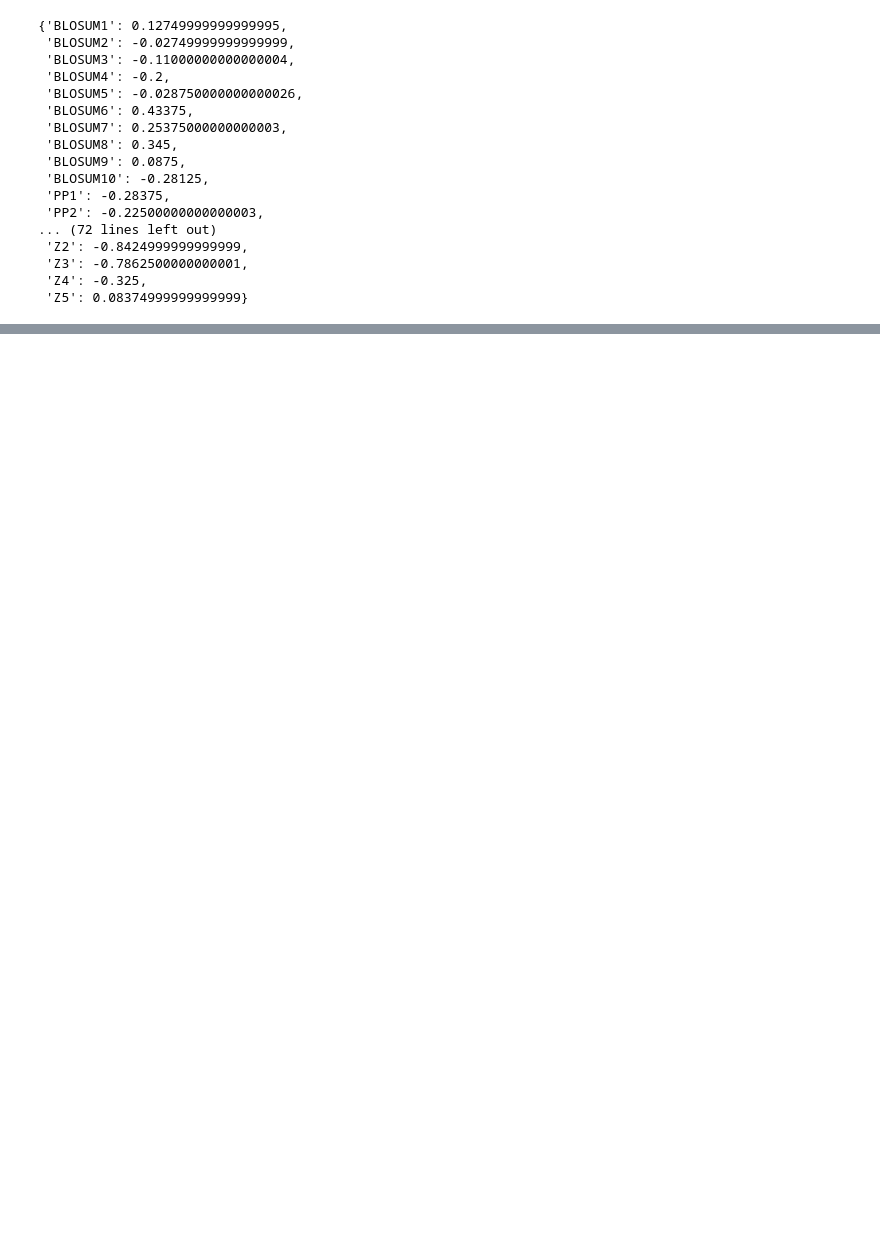
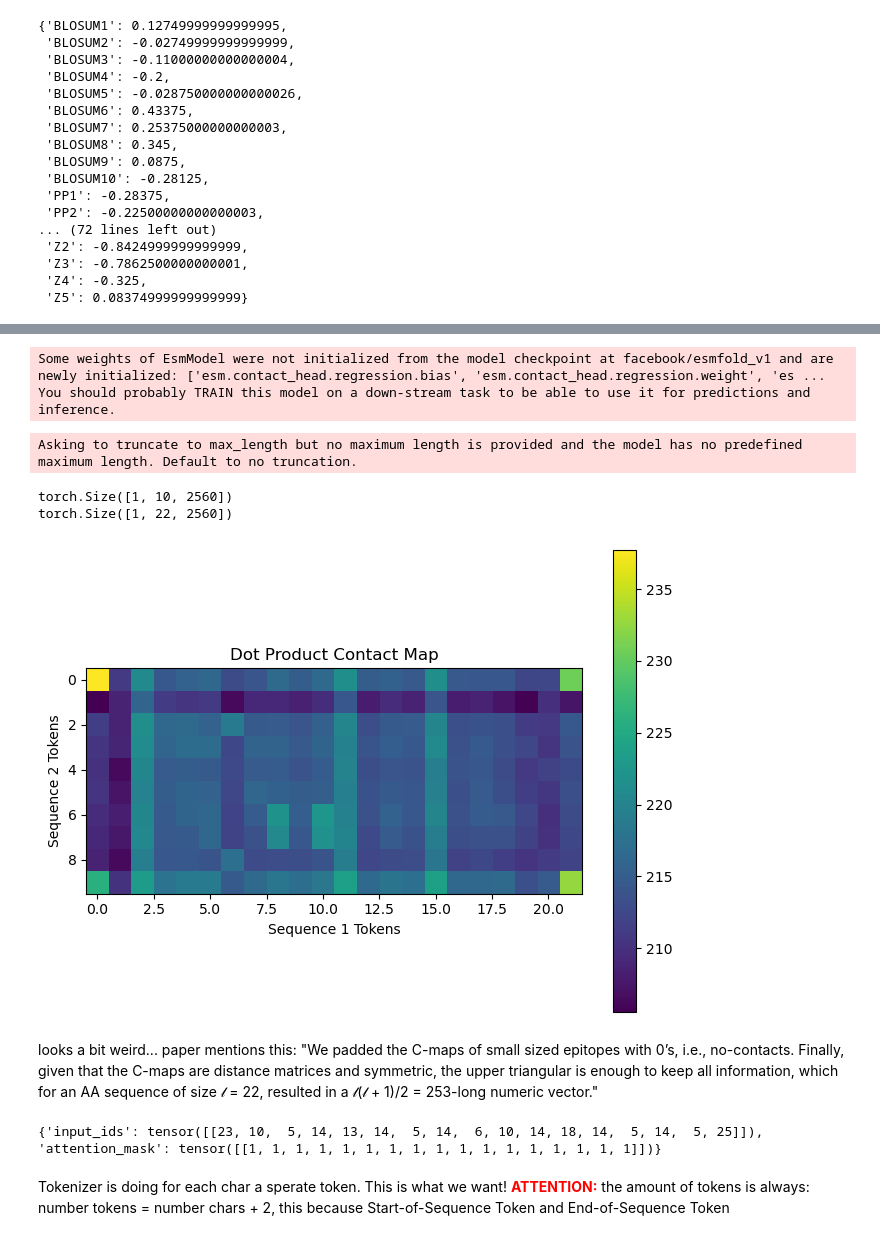
Before and after one commit to vegger/BA_ZHAW, a Jupyter notebook: notebooks/physicochemical_properties.ipynb, the cells around one changed output, grey strips where cells are left out. Drawn from its saved outputs; the diff is of its cells as text; code cells hidden in the pictures; blank space fills up the shorter version.

Commit message:
CG: Cmap creation but looks wird

```diff
--- a/notebooks/physicochemical_properties.ipynb
+++ b/notebooks/physicochemical_properties.ipynb
@@ -131,0 +138,70 @@ peptide_dicts["peptide0_dict"]
+# %%
+model_name = "facebook/esmfold_v1"
+tokenizer = AutoTokenizer.from_pretrained(model_name)
+model = AutoModel.from_pretrained(model_name)
+# %% [output]
+Some weights of EsmModel were not initialized from the model checkpoint at facebook/esmfold_v1 and are newly initialized: ['esm.contact_head.regression.bias', 'esm.contact_head.regression.weight', 'es ...
+You should probably TRAIN this model on a down-stream task to be able to use it for predictions and inference.
+# %%
+CDR3_1_Biopython = Seq("CASSYLPGQGDHYSNQPQHF")
+CDR3_2_Biopython = Seq("CASGQVTLPTETQYF")
+CDR3_3_Biopython = Seq("CSARDFYSTSGRVSAKNIQYF")
+CDR3_4_Biopython = Seq("CSARAAYIGGAREQYF")
+# %%
+sequence_1 = str(peptide1_Biopython)
+sequence_2 = str(CDR3_1_Biopython)
+
+tokens_1 = tokenizer(sequence_1, return_tensors="pt")
+tokens_2 = tokenizer(sequence_2, return_tensors="pt")
+
+with torch.no_grad():
+    outputs_1 = model(**tokens_1)
+    outputs_2 = model(**tokens_2)
+
+embedding_1 = outputs_1.last_hidden_state
+embedding_2 = outputs_2.last_hidden_state
+# %% [output]
+Asking to truncate to max_length but no maximum length is provided and the model has no predefined maximum length. Default to no truncation.
+# %%
+print(embedding_1.shape)
+print(embedding_2.shape)
+# %% [output]
+torch.Size([1, 10, 2560])
+torch.Size([1, 22, 2560])
+# %%
+import torch
+import matplotlib.pyplot as plt
+
+# Assuming embeddings1 has shape [1, 10, 2560] and embeddings2 has shape [1, 22, 2560]
+# Remove batch dimension
+embedding_1 = embedding_1.squeeze(0)  # Now shape [10, 2560]
+embedding_2 = embedding_2.squeeze(0)  # Now shape [22, 2560]
+
+# Compute the dot product contact map
+# We transpose embeddings2 to align the feature dimensions for matrix multiplication
+contact_map = torch.matmul(embedding_1, embedding_2.T)
+
+# Convert the contact map to a NumPy array for plotting
+contact_map = contact_map.cpu().numpy()
+
+# Plot the contact map
+plt.figure(figsize=(8, 6))
+plt.imshow(contact_map, cmap='viridis', interpolation='nearest')
+plt.xlabel('Sequence 1 Tokens')
+plt.ylabel('Sequence 2 Tokens')
+plt.title('Dot Product Contact Map')
+plt.colorbar()
+plt.show()
+# %% [output]
+[figure, added]
+# %% [markdown]
+looks a bit weird... paper mentions this:
+"We padded the C-maps of small sized epitopes with 0’s, i.e., no-contacts. Finally, given that the C-maps are distance matrices and symmetric, the upper triangular is enough to keep all information, which for an AA sequence of size 𝓁 = 22, resulted in a 𝓁(𝓁 + 1)/2 = 253-long numeric vector."
+# %%
+tokens = tokenizer(str(peptide2_Biopython), return_tensors="pt")
+tokens
+# %% [output]
+{'input_ids': tensor([[23, 10,  5, 14, 13, 14,  5, 14,  6, 10, 14, 18, 14,  5, 14,  5, 25]]), 'attention_mask': tensor([[1, 1, 1, 1, 1, 1, 1, 1, 1, 1, 1, 1, 1, 1, 1, 1, 1]])}
+# %% [markdown]
+Tokenizer is doing for each char a sperate token. This is what we want!
+<span style="color:red">**ATTENTION:**</span> the amount of tokens is always: number tokens = number chars + 2, this because Start-of-Sequence Token and End-of-Sequence Token
```
Also changed, not shown: parts of 3 cells of this notebook.
